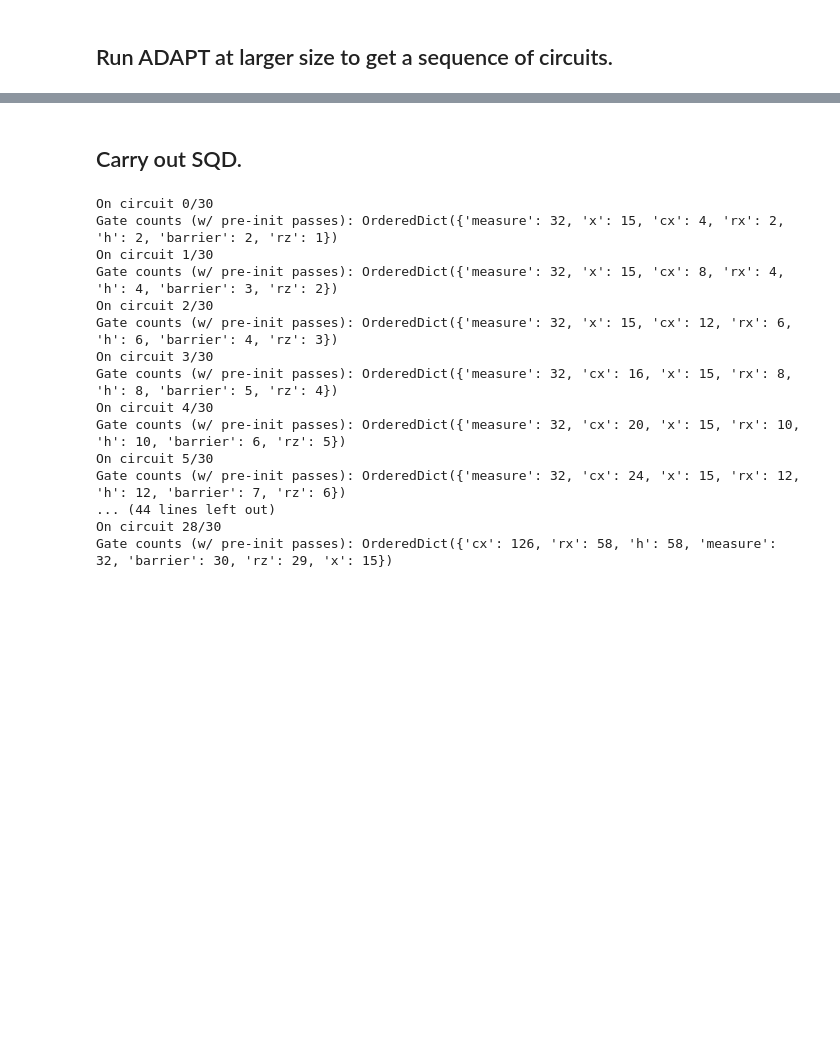
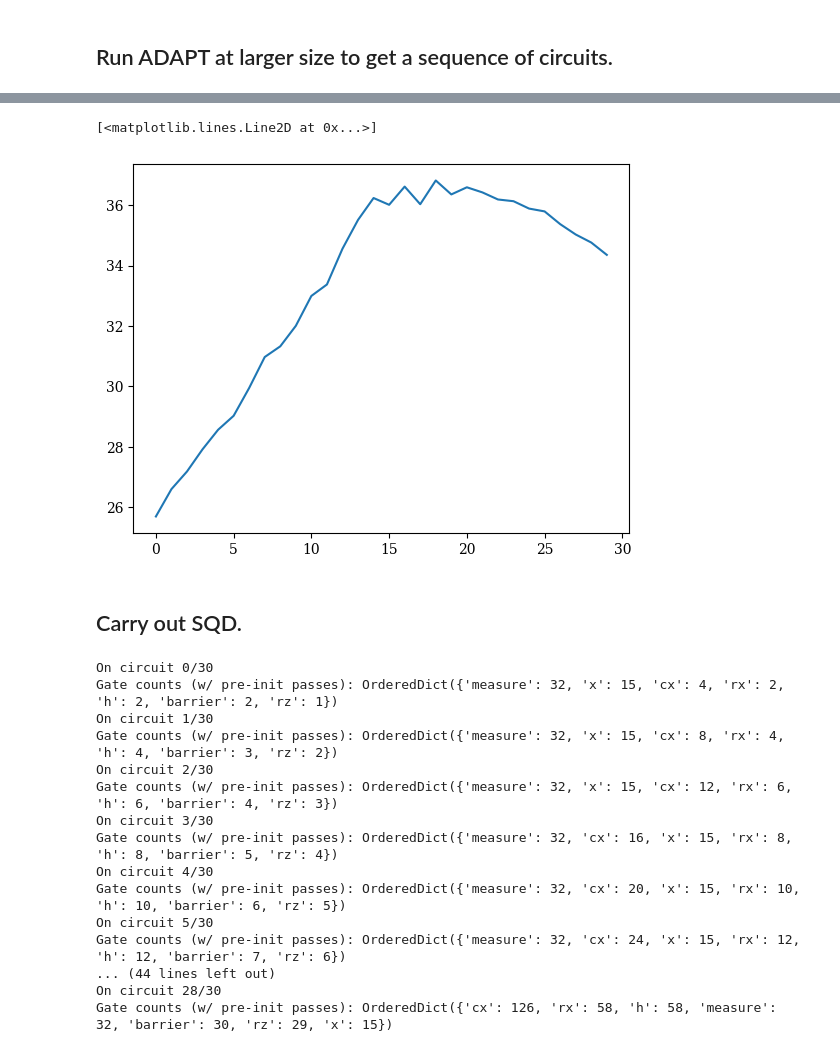
Before and after one commit to bdalfavero/adapt_isqd, a Jupyter notebook: adapt_isqd_xxz.ipynb, the cells around one changed output, grey strips where cells are left out. Cells and saved outputs as stored; diff of their text form; code cells hidden in the pictures; blank space fills up the shorter version.

```diff
--- a/adapt_isqd_xxz.ipynb
+++ b/adapt_isqd_xxz.ipynb
@@ -570,3 +590,25 @@ adapt_errors = np.abs(np.array(adapt_energies) - exact_energy)
+# %%
+simulator_energies = []
+for circuit in circuits:
+    sim = AerSimulator(method="matrix_product_state", matrix_product_state_max_bond_dimension=adapt_mps_bond)
+    estimator = BackendEstimator(backend=sim)
+    # The circuit needs to be transpiled to the AerSimulator target
+    pass_manager = generate_preset_pass_manager(3, sim)
+    isa_circuit = pass_manager.run(circuit)
+    pub = (isa_circuit, h_qiskit)
+    job = estimator.run([pub])
+    result = job.result()
+    pub_result = result[0]
+    exact_value = float(pub_result.data.evs)
+    simulator_energies.append(exact_value)
+# %%
+simualtor_errors = np.abs(np.array(simulator_energies) - exact_energy)
+# %%
+fig, ax = plt.subplots()
+ax.plot(simualtor_errors)
+# %% [output]
+[<matplotlib.lines.Line2D at 0x...>]
+[figure, added]
 # %% [markdown]
 ## Carry out SQD.
 # %%
```
Also changed, not shown: parts of 7 cells of this notebook.
